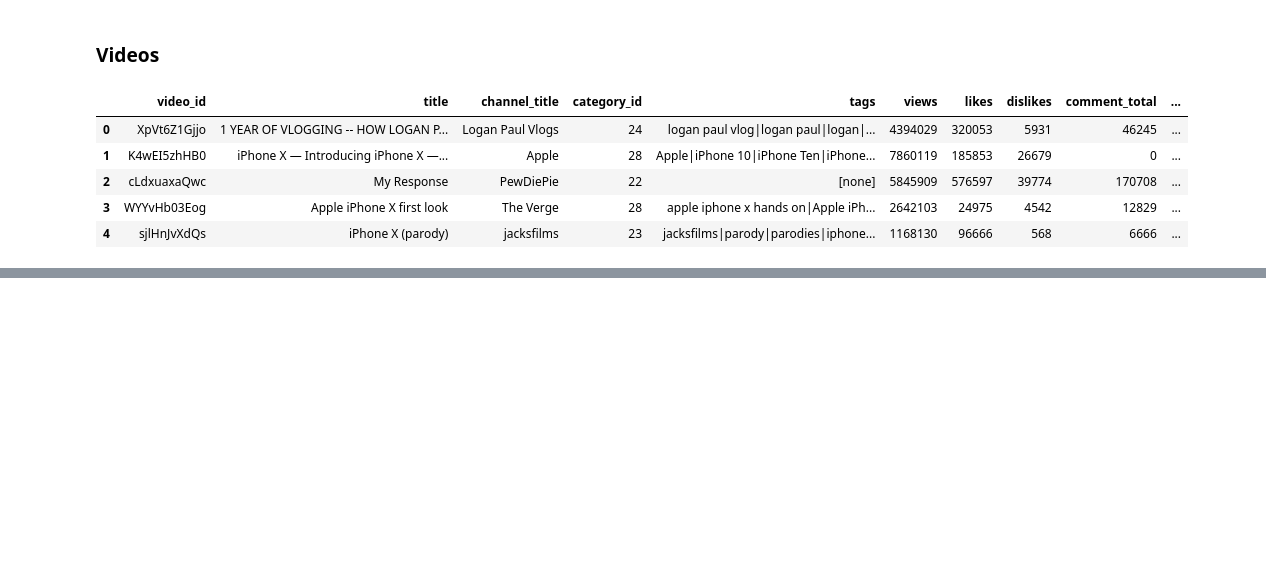
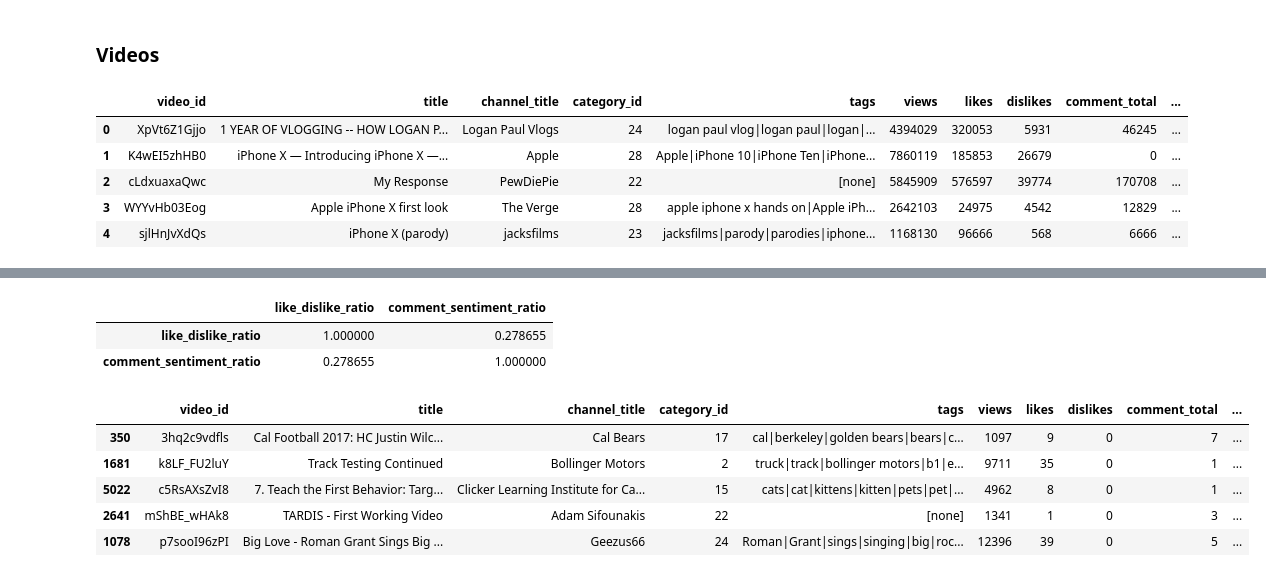
Before and after one commit to betanight/youtube_sentiment_analysis, a Jupyter notebook: notebooks/eda_analysis.ipynb, the cells around one changed output, grey strips where cells are left out. Cells and saved outputs as stored; diff of their text form; code cells hidden in the pictures; blank space fills up the shorter version.

```diff
--- a/notebooks/eda_analysis.ipynb
+++ b/notebooks/eda_analysis.ipynb
@@ -127,0 +162,16 @@ videos.head()
+# %%
+cv_combined[['like_dislike_ratio', 'comment_sentiment_ratio']].corr()
+# %% [output]
+|  | like_dislike_ratio | comment_sentiment_ratio |
+| like_dislike_ratio | 1.000000 | 0.278655 |
+| comment_sentiment_ratio | 0.278655 | 1.000000 |
+# %%
+cv_combined['ratio_diff'] = (cv_combined['like_dislike_ratio'] - cv_combined['comment_sentiment_ratio']).abs()
+cv_combined.sort_values('ratio_diff', ascending=False).head(5)
+# %% [output]
+|  | video_id | title | channel_title | category_id | tags | views | likes | dislikes | comment_total | ... |
+| 350 | 3hq2c9vdfls | Cal Football 2017: HC Justin Wilc... | Cal Bears | 17 | cal|berkeley|golden bears|bears|c... | 1097 | 9 | 0 | 7 | ... |
+| 1681 | k8LF_FU2luY | Track Testing Continued | Bollinger Motors | 2 | truck|track|bollinger motors|b1|e... | 9711 | 35 | 0 | 1 | ... |
+| 5022 | c5RsAXsZvI8 | 7. Teach the First Behavior: Targ... | Clicker Learning Institute for Ca... | 15 | cats|cat|kittens|kitten|pets|pet|... | 4962 | 8 | 0 | 1 | ... |
+| 2641 | mShBE_wHAk8 | TARDIS - First Working Video | Adam Sifounakis | 22 | [none] | 1341 | 1 | 0 | 3 | ... |
+| 1078 | p7sooI96zPI | Big Love - Roman Grant Sings Big ... | Geezus66 | 24 | Roman|Grant|sings|singing|big|roc... | 12396 | 39 | 0 | 5 | ... |
```
Also changed, not shown: parts of 8 cells of this notebook.
